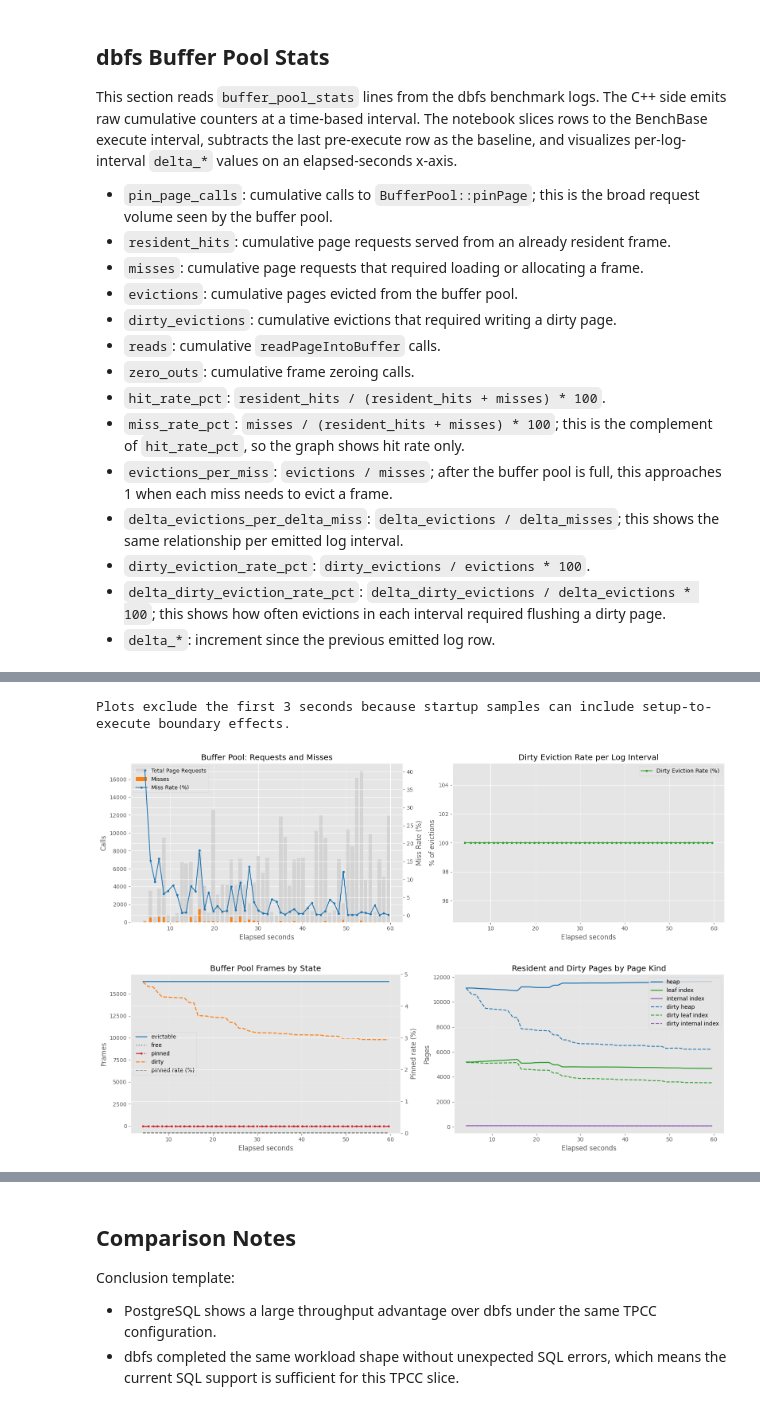
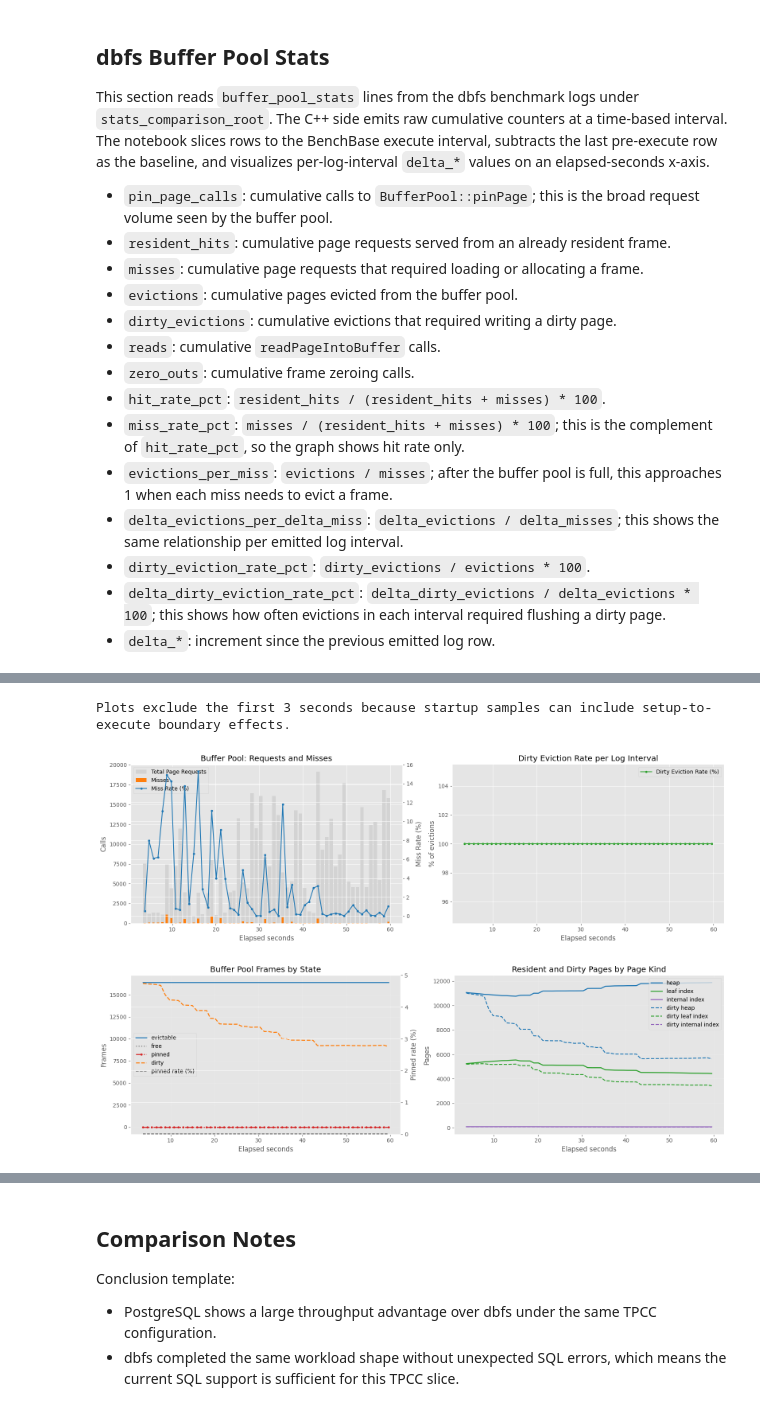
Before and after one commit to yohaku999/oltp_fs, a Jupyter notebook: benchmarking/notebooks/tpcc_dbfs_vs_postgres_basic_comparison.ipynb, the cells around one changed output, grey strips where cells are left out. Saved outputs shown, nothing was run; the diff lists cells and outputs as text; code cells hidden in the pictures.

```diff
--- a/benchmarking/notebooks/tpcc_dbfs_vs_postgres_basic_comparison.ipynb
+++ b/benchmarking/notebooks/tpcc_dbfs_vs_postgres_basic_comparison.ipynb
@@ -86,12 +77,12 @@ run_configs = {
     'dbfs': {
         'label': 'tpcc_2026-05-22_06-34-29',
         'display_name': 'dbfs',
-        'result_dir': comparison_root / 'dbfs',
+        'result_dir': throughput_comparison_root / 'dbfs',
     },
     'postgres': {
         'label': 'tpcc_2026-05-22_06-34-29',
         'display_name': 'PostgreSQL',
-        'result_dir': comparison_root / 'postgres',
+        'result_dir': throughput_comparison_root / 'postgres',
     },
 }
 
@@ -446,18 +439,15 @@ for engine, run in runs.items():
         label=label,
     )
 
-axes[0].axhline(
-    summary_comparison_df.loc['dbfs', 'Throughput (req/s)'],
-    linestyle='--',
-    linewidth=1,
-    label='dbfs overall avg',
-)
-axes[0].axhline(
-    summary_comparison_df.loc['PostgreSQL', 'Throughput (req/s)'],
-    linestyle=':',
-    linewidth=1,
-    label='PostgreSQL overall avg',
-)
+average_line_styles = {'dbfs': '--', 'postgres': ':'}
+for engine, run in runs.items():
+    display_name = run['display_name']
+    axes[0].axhline(
+        summary_comparison_df.loc[display_name, 'Throughput (req/s)'],
+        linestyle=average_line_styles.get(engine, '--'),
+        linewidth=1,
+        label=f'{display_name} overall avg',
+    )
 axes[0].set_title('5-second Throughput Trend')
 axes[0].set_xlabel('Time (seconds)')
 axes[0].set_ylabel('req/s')
@@ -916,7 +858,7 @@ Shared query shape overlap
 # %% [markdown]
 ## dbfs Buffer Pool Stats
 
-This section reads `buffer_pool_stats` lines from the dbfs benchmark logs. The C++ side emits raw cumulative counters at a time-based interval. The notebook slices rows to the BenchBase execute interval, subtracts the last pre-execute row as the baseline, and visualizes per-log-interval `delta_*` values on an elapsed-seconds x-axis.
+This section reads `buffer_pool_stats` lines from the dbfs benchmark logs under `stats_comparison_root`. The C++ side emits raw cumulative counters at a time-based interval. The notebook slices rows to the BenchBase execute interval, subtracts the last pre-execute row as the baseline, and visualizes per-log-interval `delta_*` values on an elapsed-seconds x-axis.
 
 - `pin_page_calls`: cumulative calls to `BufferPool::pinPage`; this is the broad request volume seen by the buffer pool.
 - `resident_hits`: cumulative page requests served from an already resident frame.
@@ -1000,8 +942,12 @@ def parse_benchbase_timestamp(line):
 
 
 def find_benchbase_execute_interval(result_dir):
-    execute_log_path = result_dir / 'benchbase_execute.log'
-    if not execute_log_path.exists():
+    log_paths = [
+        result_dir / 'benchbase_execute.log', result_dir / 'benchbase.log'
+    ]
+    execute_log_path = next((path for path in log_paths if path.exists()),
+                            None)
+    if execute_log_path is None:
         return None, None
 
     start_at = None
@@ -1136,7 +1082,8 @@ def select_execute_buffer_pool_stats(stats_df, result_dir):
     return add_buffer_pool_derived_columns(execute_df), start_at, end_at
 
 
-raw_buffer_pool_stats_df = load_buffer_pool_stats(runs['dbfs']['result_dir'])
+print(f'Loading buffer pool statistics from: {stats_dbfs_result_dir}')
+raw_buffer_pool_stats_df = load_buffer_pool_stats(stats_dbfs_result_dir)
 if raw_buffer_pool_stats_df.empty:
     buffer_pool_stats_df = raw_buffer_pool_stats_df
     execute_start_at = None
@@ -1144,7 +1091,7 @@ if raw_buffer_pool_stats_df.empty:
 else:
     buffer_pool_stats_df, execute_start_at, execute_end_at = (
         select_execute_buffer_pool_stats(raw_buffer_pool_stats_df,
-                                         runs['dbfs']['result_dir']))
+                                         stats_dbfs_result_dir))
 
 if buffer_pool_stats_df.empty:
     print('No buffer_pool_stats rows found. Run dbfs with '
@@ -1422,5 +1370,5 @@ evictions_per_miss and delta_evictions_per_delta_miss show how often page misses
 Plots exclude the first 3 seconds because startup samples can include setup-to-execute boundary effects.
-[figure, old version]
+[figure, new version]
-[figure, old version]
+[figure, new version]
 # %% [markdown]
 ## dbfs Buffer Pool Page Events
```
Also changed, not shown: parts of 14 cells of this notebook, 3 other files.
